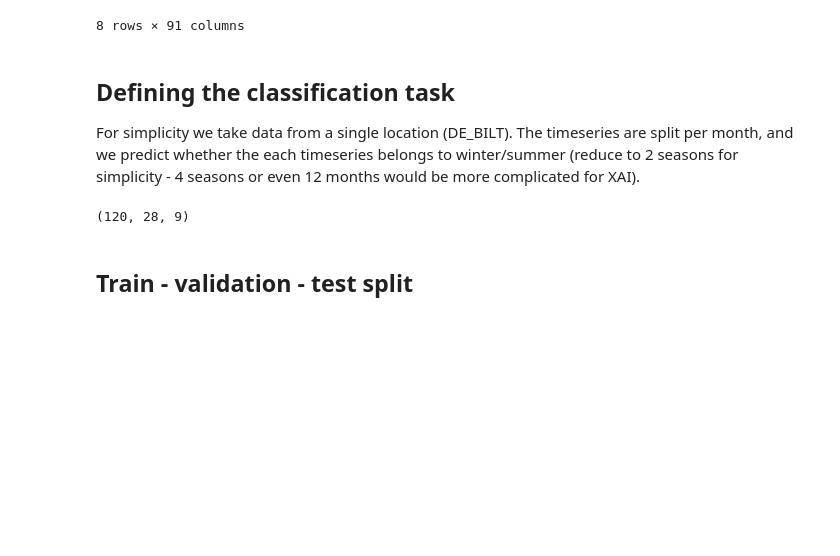
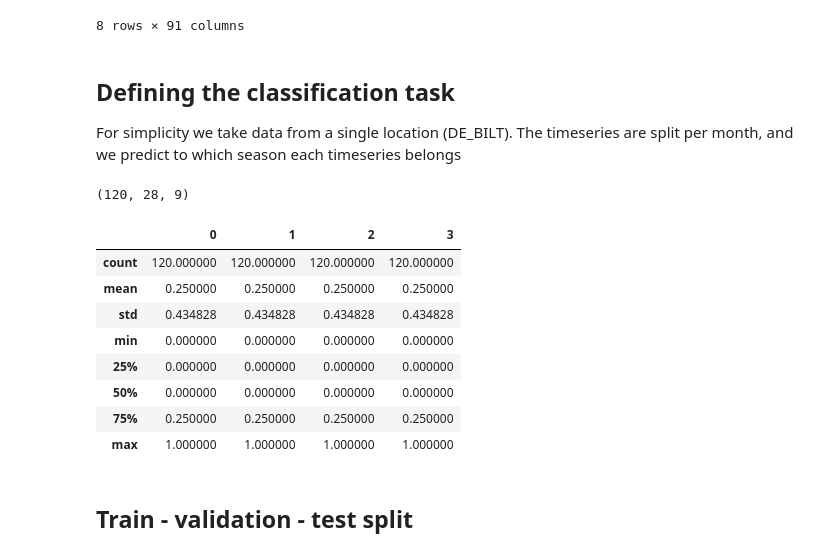
Before and after one commit to dianna-ai/dianna-exploration, a Jupyter notebook: example_data/model_generation/weather_prediction/generate_model.ipynb, the cells around one changed output. Cells and saved outputs as stored; diff of their text form; code cells hidden in the pictures; blank space fills up the shorter version.

```diff
--- a/example_data/model_generation/weather_prediction/generate_model.ipynb
+++ b/example_data/model_generation/weather_prediction/generate_model.ipynb
@@ -29,5 +37,5 @@ data.describe()
 8 rows × 91 columns
 # %% [markdown]
 ## Defining the classification task
-For simplicity we take data from a single location (DE_BILT). The timeseries are split per month, and we predict whether the each timeseries belongs to winter/summer (reduce to 2 seasons for simplicity - 4 seasons or even 12 months would be more complicated for XAI).
+For simplicity we take data from a single location (DE_BILT). The timeseries are split per month, and we predict to which season each timeseries belongs
 # %%
@@ -56,12 +63,37 @@ print(data_ts.shape)
 # %% [output]
 (120, 28, 9)
 # %%
-# the labels are the month of each timeseries
-months = (np.arange(nmonth) + data['MONTH'][0]) % 12
+# the labels are based on the month of each timeseries, in range 1 to 12
+months = (np.arange(nmonth) + data['MONTH'][0] - 1) % 12 + 1
 
-# create one-hot encoded target. 0 = winter (oct-mar), 1 = summer (apr-sep)
-target = pd.get_dummies((3 < months) & (months < 10)).to_numpy()
-classes = ['winter', 'summer']
+# one class per season
+labels = np.zeros_like(months, dtype=int)
+spring = (3 < months) & (months <= 6)   # apr - jun
+summer = (6 < months) & (months <= 9)   # jun - sep
+autumn = 9 < months                     # oct - dec
+winter = months <= 3                    # jan - mar
+
+labels[spring] = 0
+labels[summer] = 1
+labels[autumn] = 2
+labels[winter] = 3
+
+target = pd.get_dummies(labels)
+
+classes = ['spring', 'summer', 'autumn', 'winter']
+nclass = len(classes)
+
+target.describe()
+# %% [output]
+|  | 0 | 1 | 2 | 3 |
+| count | 120.000000 | 120.000000 | 120.000000 | 120.000000 |
+| mean | 0.250000 | 0.250000 | 0.250000 | 0.250000 |
+| std | 0.434828 | 0.434828 | 0.434828 | 0.434828 |
+| min | 0.000000 | 0.000000 | 0.000000 | 0.000000 |
+| 25% | 0.000000 | 0.000000 | 0.000000 | 0.000000 |
+| 50% | 0.000000 | 0.000000 | 0.000000 | 0.000000 |
+| 75% | 0.250000 | 0.250000 | 0.250000 | 0.250000 |
+| max | 1.000000 | 1.000000 | 1.000000 | 1.000000 |
 # %% [markdown]
 ## Train - validation - test split
 # %%
```
Also changed, not shown: parts of 19 cells of this notebook.
